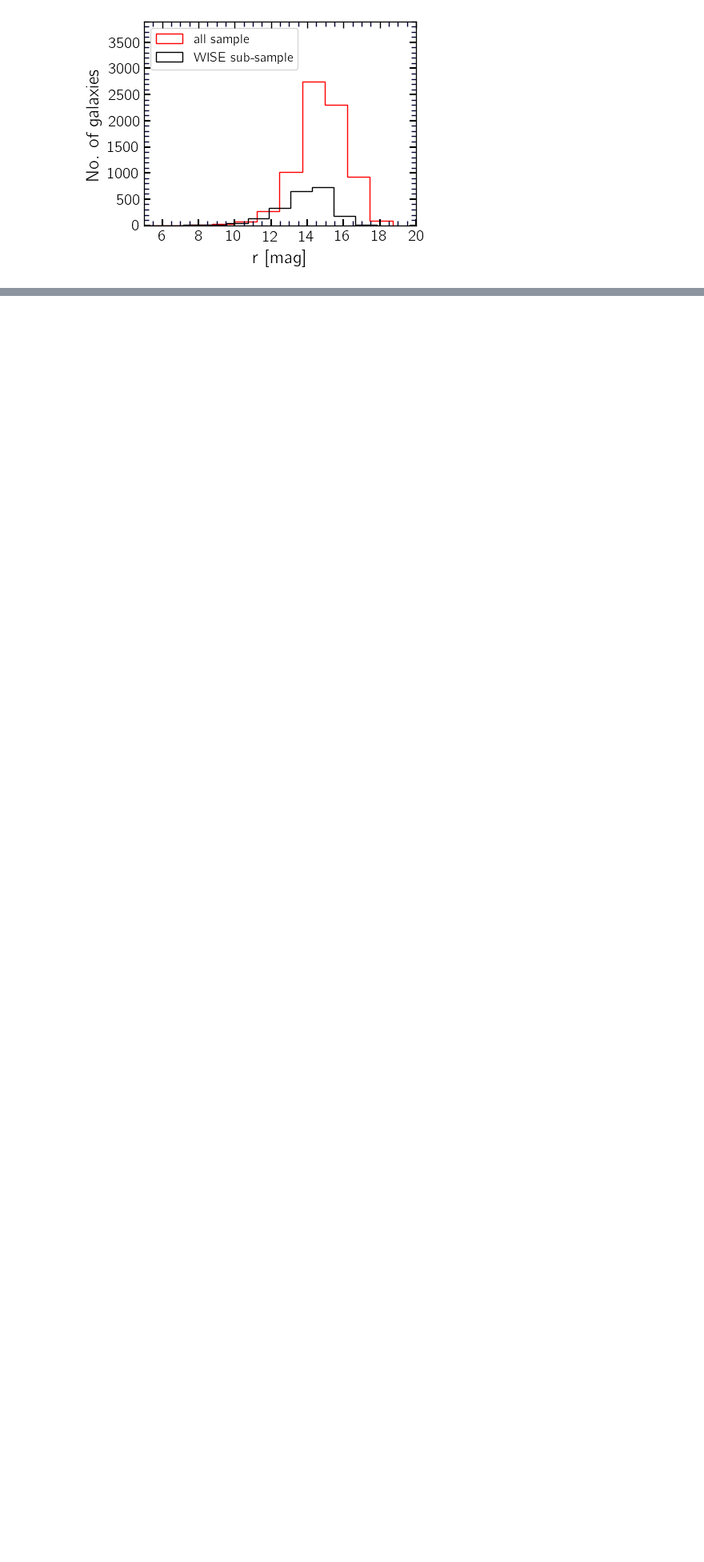
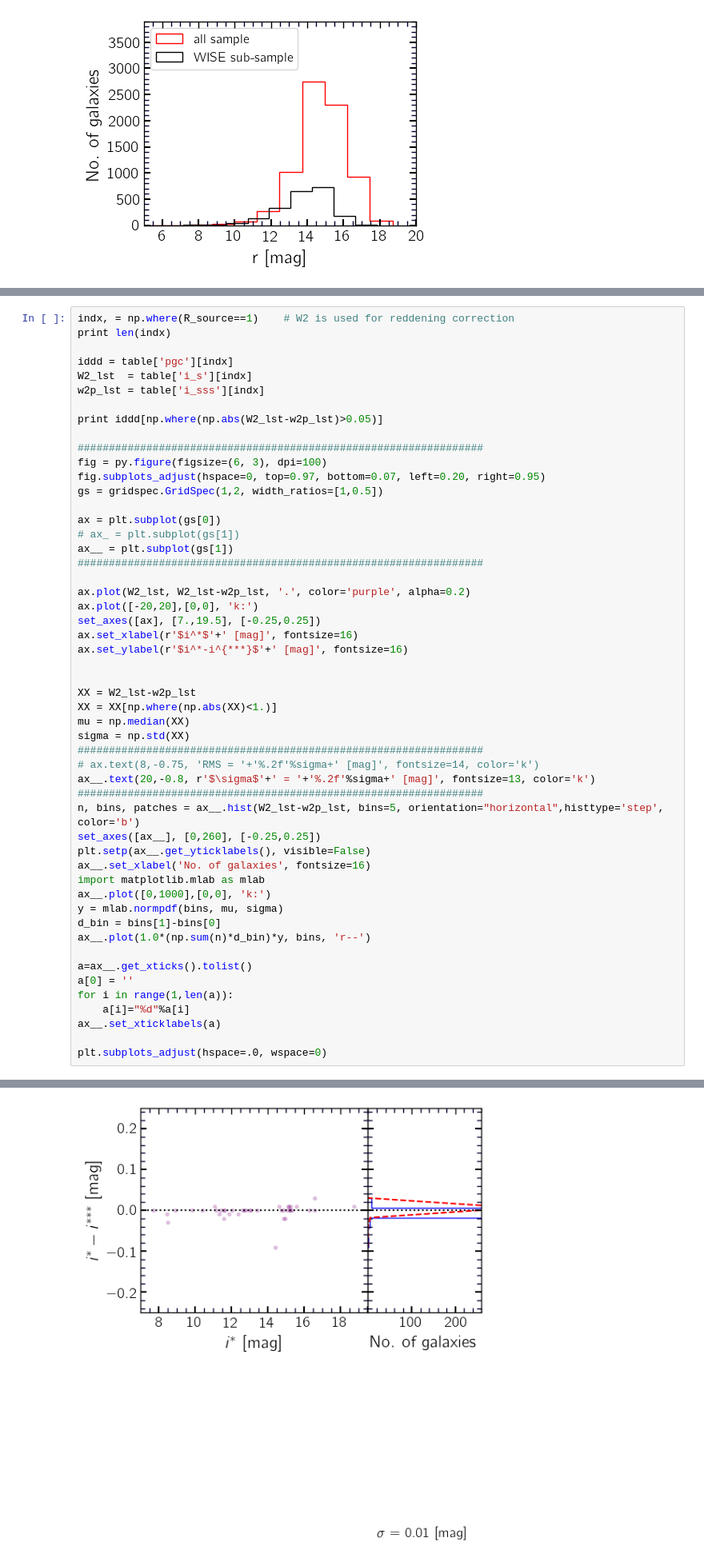
Before and after one commit to ekourkchi/TFcalibrators, a Jupyter notebook: Predictions_assessments.ipynb, the cells around one changed output, grey strips where cells are left out. Shown at 80% size. Drawn from its saved outputs; the diff is of its cells as text; blank space fills up the shorter version.

```diff
--- a/Predictions_assessments.ipynb
+++ b/Predictions_assessments.ipynb
@@ -868,3 +867,56 @@ plt.setp(ax.get_yticklabels(), visible=False)
  None,
  None]
 [figure]
+# %%
+indx, = np.where(R_source==1)    # W2 is used for reddening correction
+print len(indx)
+
+iddd = table['pgc'][indx]
+W2_lst  = table['i_s'][indx]
+w2p_lst = table['i_sss'][indx]
+
+print iddd[np.where(np.abs(W2_lst-w2p_lst)>0.05)]
+
+#################################################################
+fig = py.figure(figsize=(6, 3), dpi=100)
+fig.subplots_adjust(hspace=0, top=0.97, bottom=0.07, left=0.20, right=0.95)
+gs = gridspec.GridSpec(1,2, width_ratios=[1,0.5])
+
+ax = plt.subplot(gs[0])
+# ax_ = plt.subplot(gs[1])
+ax__ = plt.subplot(gs[1])
+#################################################################
+
+ax.plot(W2_lst, W2_lst-w2p_lst, '.', color='purple', alpha=0.2)
+ax.plot([-20,20],[0,0], 'k:')
+set_axes([ax], [7.,19.5], [-0.25,0.25])
+ax.set_xlabel(r'$i^*$'+' [mag]', fontsize=16)
+ax.set_ylabel(r'$i^*-i^{***}$'+' [mag]', fontsize=16)
+
+
+XX = W2_lst-w2p_lst
+XX = XX[np.where(np.abs(XX)<1.)]
+mu = np.median(XX)
+sigma = np.std(XX)
+#################################################################
+# ax.text(8,-0.75, 'RMS = '+'%.2f'%sigma+' [mag]', fontsize=14, color='k')
+ax__.text(20,-0.8, r'$\sigma$'+' = '+'%.2f'%sigma+' [mag]', fontsize=13, color='k')
+#################################################################
+n, bins, patches = ax__.hist(W2_lst-w2p_lst, bins=5, orientation="horizontal",histtype='step', color='b')
+set_axes([ax__], [0,260], [-0.25,0.25])
+plt.setp(ax__.get_yticklabels(), visible=False)
+ax__.set_xlabel('No. of galaxies', fontsize=16)
+import matplotlib.mlab as mlab
+ax__.plot([0,1000],[0,0], 'k:')
+y = mlab.normpdf(bins, mu, sigma)
+d_bin = bins[1]-bins[0]
+ax__.plot(1.0*(np.sum(n)*d_bin)*y, bins, 'r--')
+
+a=ax__.get_xticks().tolist()
+a[0] = ''
+for i in range(1,len(a)):
+    a[i]="%d"%a[i]
+ax__.set_xticklabels(a)
+
+plt.subplots_adjust(hspace=.0, wspace=0)
+# %% [output]
@@ -870,0 +925 @@ plt.setp(ax.get_yticklabels(), visible=False)
+[figure, added]
```
Also changed, not shown: parts of 2 cells of this notebook, 1 other file.
